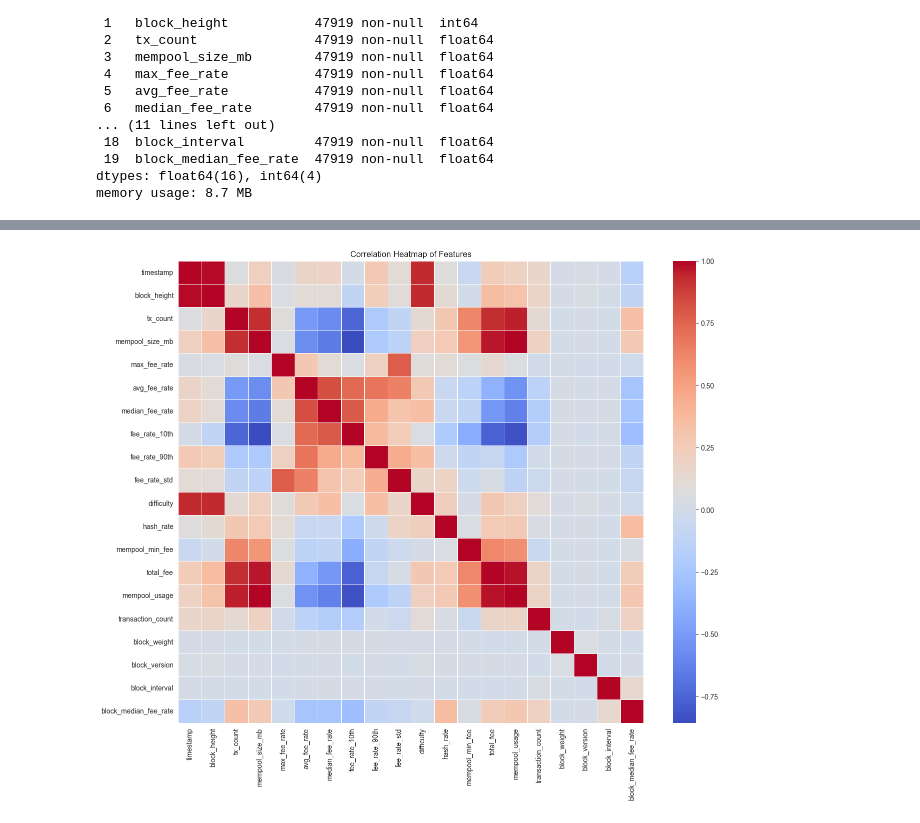
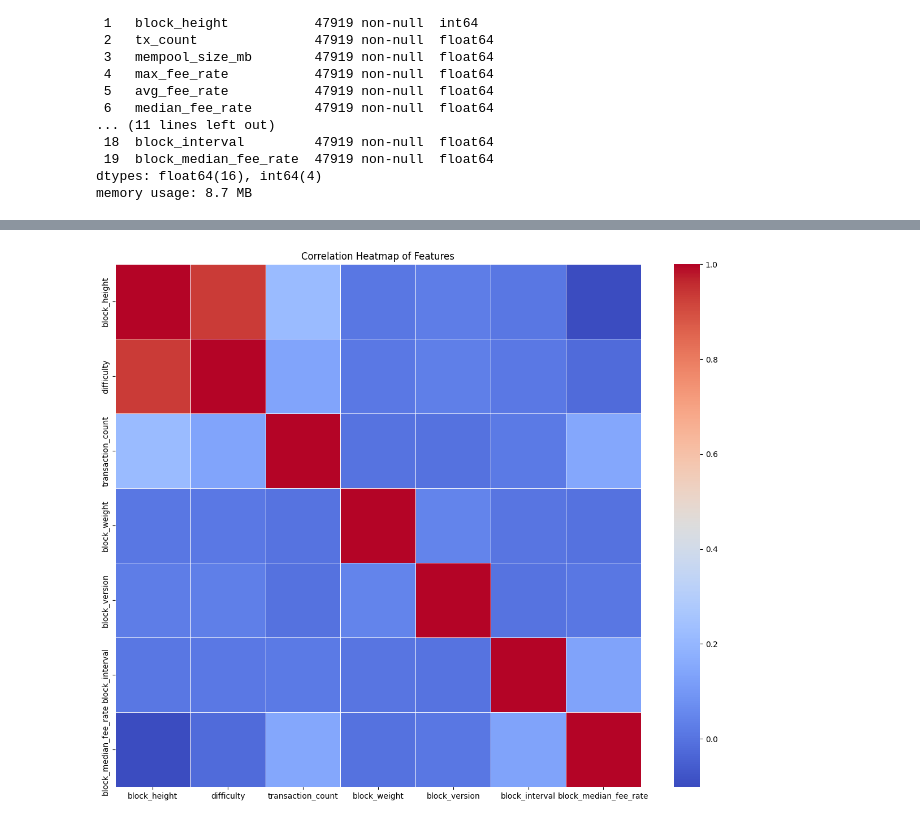
Before and after one commit to majiangqin/bitcoin, a Jupyter notebook: EDA.ipynb, the cells around one changed output, grey strips where cells are left out. Cells and saved outputs as stored; diff of their text form; code cells hidden in the pictures.

```diff
--- a/EDA.ipynb
+++ b/EDA.ipynb
@@ -410,0 +680,6 @@ plot_time_series(df_cleaned, network_features,rows=2,cols=2)
+# %%
+# Remove duplicate block_height values and keep only the first occurrence
+sf = sf.drop_duplicates(subset=['block_height'], keep='first')
+
+# Print the shape of the DataFrame after removing duplicates
+print(f"Shape of the DataFrame after removing duplicates: {sf.shape}")
@@ -410,0 +688,8 @@ plot_time_series(df_cleaned, network_features,rows=2,cols=2)
+# %%
+# Sort the dataset by the 'block_height' column in ascending order
+sf = sf.sort_values(by='block_height', ascending=True)
+# %%
+# Remove outliers for all columns except for 'block_height', 'timestamp', and 'difficulty'
+for column in sf.columns:
+    if column not in ['block_height', 'timestamp', 'difficulty']:  # Exclude these columns
+        sf = handle_outliers(sf, column)
@@ -410,0 +706,4 @@ plot_time_series(df_cleaned, network_features,rows=2,cols=2)
+# %%
+# Extract the block info columns only
+sf=sf[['block_height','difficulty','transaction_count','block_weight','block_version','block_interval','block_median_fee_rate']]
+sf
@@ -411,8 +727,8 @@ plot_time_series(df_cleaned, network_features,rows=2,cols=2)
 # %%
 # Correlation heatmap
 plt.figure(figsize=(15, 12))
-sns.heatmap(df_cleaned.corr(), annot=False, cmap='coolwarm', linewidths=0.5)
+sns.heatmap(sf.corr(), annot=False, cmap='coolwarm', linewidths=0.5)
 plt.title('Correlation Heatmap of Features')
 plt.show()
 # %% [output]
-[figure, old version]
+[figure, new version]
```
Also changed, not shown: parts of 44 cells of this notebook, 4 other files.
